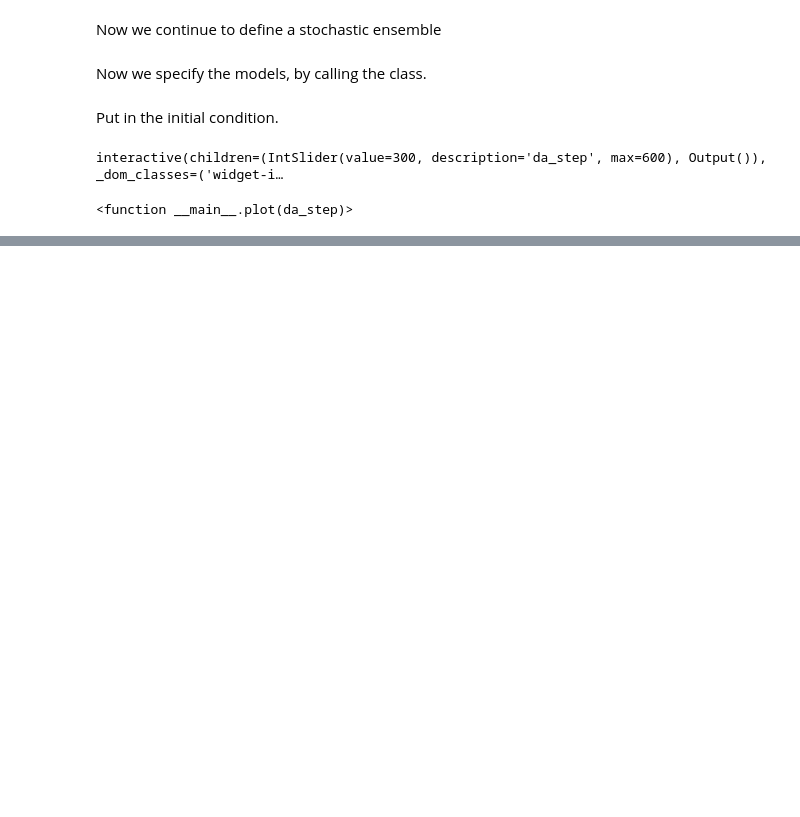
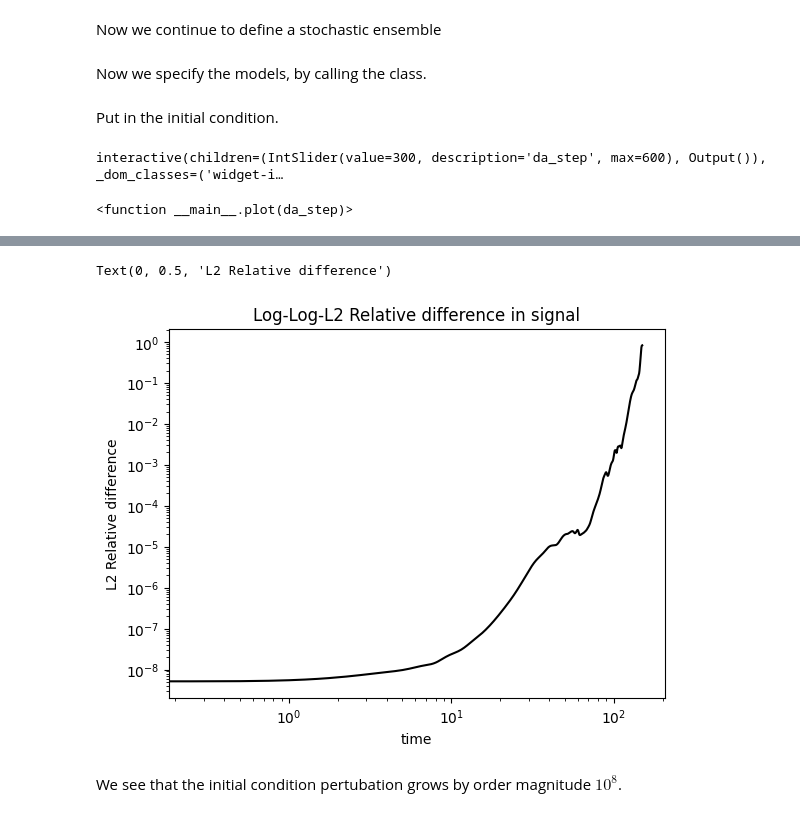
Before and after one commit to jameswoodfield/Particle_Filter, a Jupyter notebook: Example_2_KS_perturbed.ipynb, the cells around one changed output, grey strips where cells are left out. Drawn from its saved outputs; the diff is of its cells as text; code cells hidden in the pictures; blank space fills up the shorter version.

```diff
--- a/Example_2_KS_perturbed.ipynb
+++ b/Example_2_KS_perturbed.ipynb
@@ -43,11 +43,9 @@ Now we continue to define a stochastic ensemble
 # %% [markdown]
 Now we specify the models, by calling the class.
 # %%
-signal_model = ETD_KT_CM_JAX_Vectorised(signal_params)
-signal_model_2 = ETD_KT_CM_JAX_Vectorised(signal_params)
-import numpy as np
 initial_signal = initial_condition(signal_model.x, signal_params.E, signal_params.initial_condition)
 initial_signal_2 = initial_signal + 1e-8*jnp.asarray(np.random.randn(*initial_signal.shape))
+time = jnp.linspace(0, signal_model.params.tmax, signal_model.nmax)
 # %%
 final, all = signal_model.run(initial_signal, signal_model.nmax,None)
 final_2, all_2 = signal_model_2.run(initial_signal_2, signal_model.nmax,None)
@@ -82,0 +81,11 @@ plt.show()
+# %%
+difference  = all[:,0,:] - all_2[:,0,:]
+plt.title('Log-Log-L2 Relative difference in signal')
+plt.loglog(time, jnp.linalg.norm(difference, axis=-1)/jnp.linalg.norm(all[:,0,:], axis=-1),c='k')
+plt.xlabel('time')
+plt.ylabel('L2 Relative difference')
+# %% [output]
+Text(0, 0.5, 'L2 Relative difference')
+[figure, added]
+# %% [markdown]
+We see that the initial condition pertubation grows by order magnitude $10^8$.
```
Also changed, not shown: parts of 8 cells of this notebook, 3 other files.
